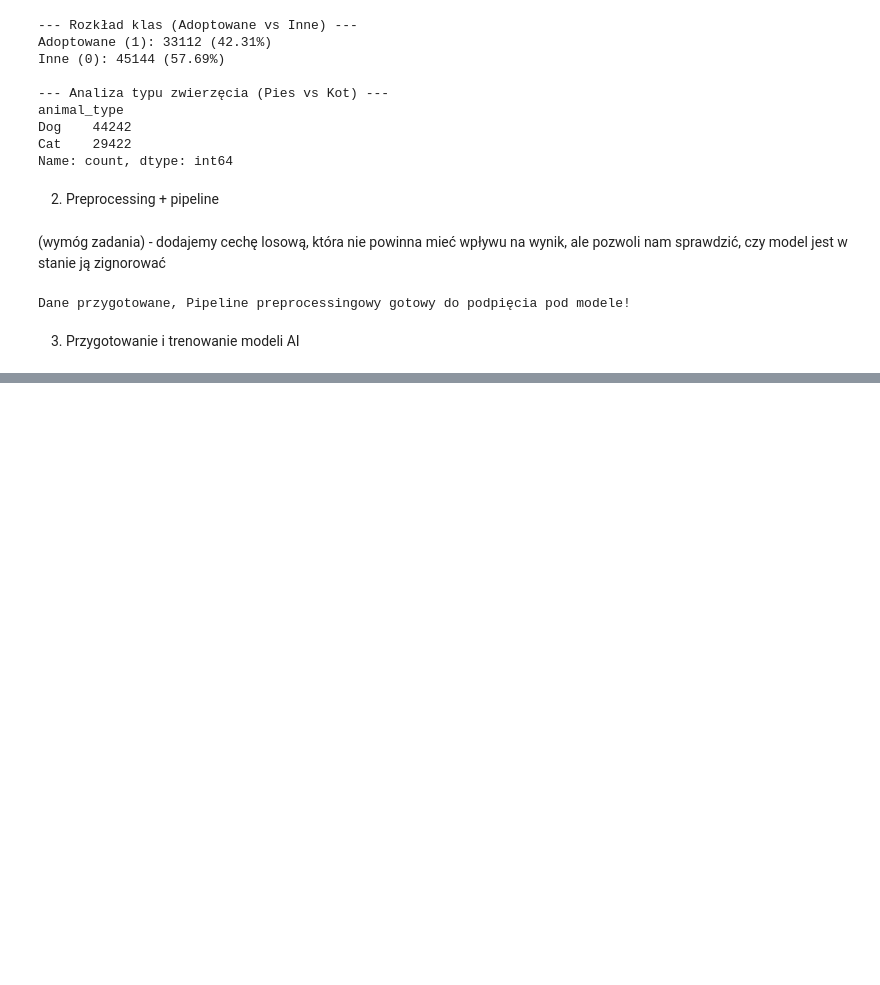
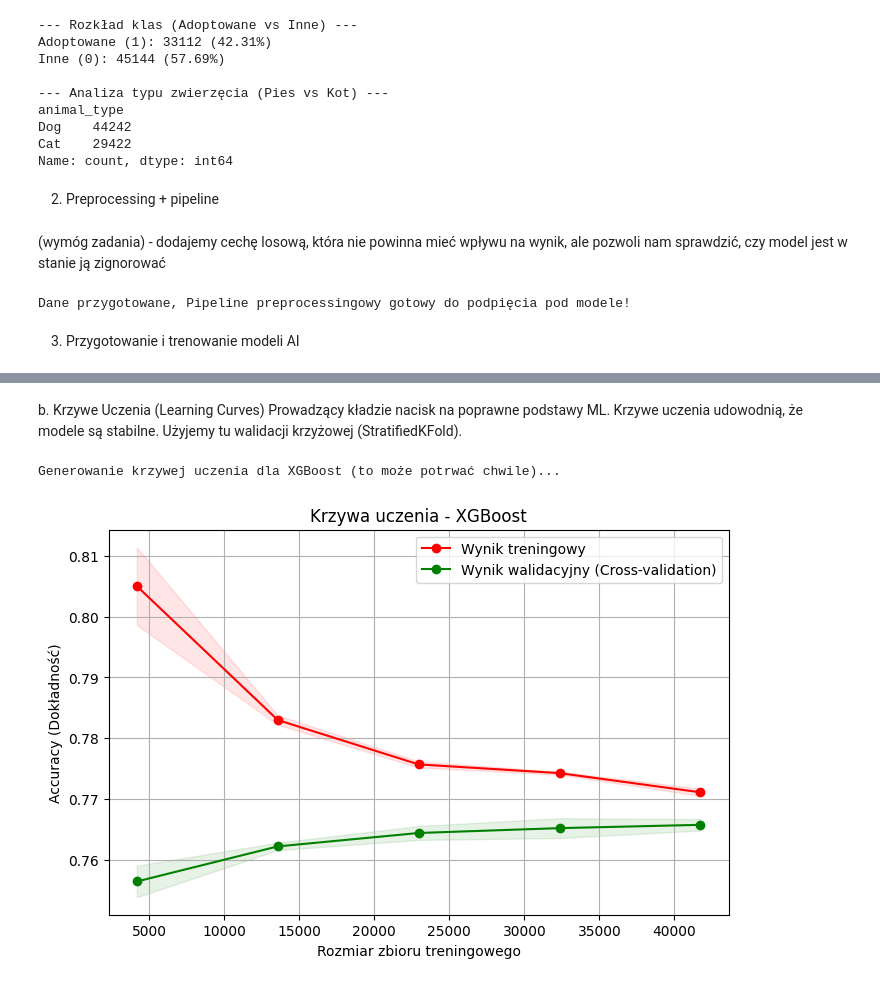
Before and after one commit to zuzagasik/expl_of_models_in_ML, a Jupyter notebook: main.ipynb, the cells around one changed output, grey strips where cells are left out. Drawn from its saved outputs; the diff is of its cells as text; code cells hidden in the pictures; blank space fills up the shorter version.

```diff
--- a/main.ipynb
+++ b/main.ipynb
@@ -160,0 +280,42 @@ Dane przygotowane, Pipeline preprocessingowy gotowy do podpięcia pod modele!
+# %% [markdown]
+b. Krzywe Uczenia (Learning Curves)
+Prowadzący kładzie nacisk na poprawne podstawy ML. Krzywe uczenia udowodnią, że modele są stabilne. Użyjemy tu walidacji krzyżowej (StratifiedKFold).
+# %%
+from sklearn.model_selection import learning_curve, StratifiedKFold
+import numpy as np
+
+def plot_learning_curve(estimator, title, X, y, cv=3):
+    plt.figure(figsize=(8, 5))
+    plt.title(title)
+    plt.xlabel("Rozmiar zbioru treningowego")
+    plt.ylabel("Accuracy (Dokładność)")
+
+    # Obliczanie krzywych uczenia
+    train_sizes, train_scores, test_scores = learning_curve(
+        estimator, X, y, cv=cv, n_jobs=-1,
+        train_sizes=np.linspace(0.1, 1.0, 5), scoring='accuracy'
+    )
+
+    train_scores_mean = np.mean(train_scores, axis=1)
+    train_scores_std = np.std(train_scores, axis=1)
+    test_scores_mean = np.mean(test_scores, axis=1)
+    test_scores_std = np.std(test_scores, axis=1)
+
+    plt.grid()
+    plt.fill_between(train_sizes, train_scores_mean - train_scores_std,
+                     train_scores_mean + train_scores_std, alpha=0.1, color="r")
+    plt.fill_between(train_sizes, test_scores_mean - test_scores_std,
+                     test_scores_mean + test_scores_std, alpha=0.1, color="g")
+    plt.plot(train_sizes, train_scores_mean, 'o-', color="r", label="Wynik treningowy")
+    plt.plot(train_sizes, test_scores_mean, 'o-', color="g", label="Wynik walidacyjny (Cross-validation)")
+
+    plt.legend(loc="best")
+    plt.show()
+
+# Generujemy krzywą uczenia dla najciekawszego modelu - XGBoost
+print("Generowanie krzywej uczenia dla XGBoost (to może potrwać chwile)...")
+cv_fold = StratifiedKFold(n_splits=3, shuffle=True, random_state=42)
+plot_learning_curve(pipeline_xgb, "Krzywa uczenia - XGBoost", X_train, y_train, cv=cv_fold)
+# %% [output]
+Generowanie krzywej uczenia dla XGBoost (to może potrwać chwile)...
+[figure, added]
```
Also changed, not shown: parts of 5 cells of this notebook, 1 other file.
